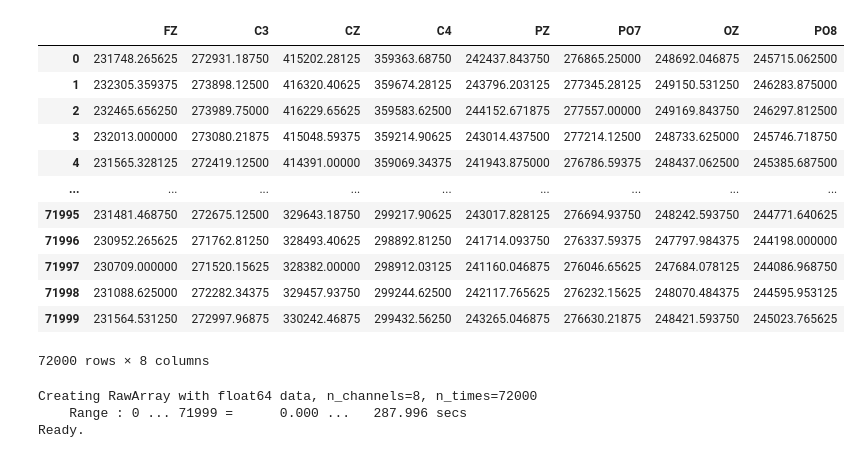
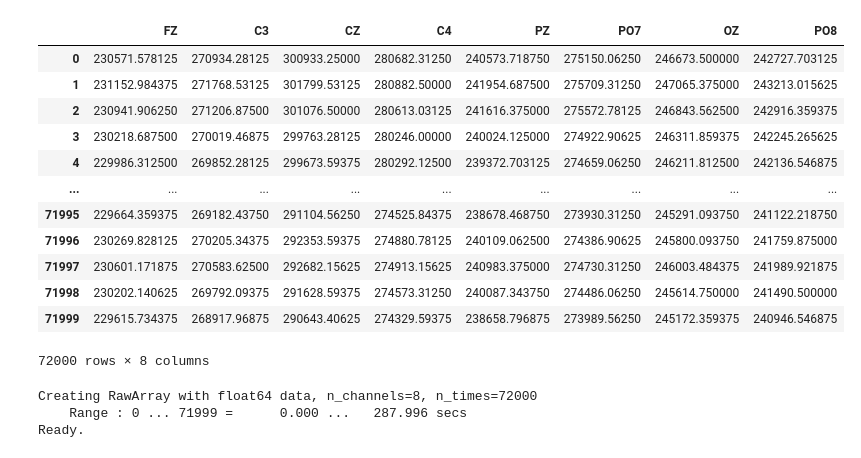
Before and after one commit to ValentijnBakkum/EEGcontroller, a Jupyter notebook: MeasurementSubgroup/MNE_raw/MNE_test.ipynb, the cells around one changed output. Cells and saved outputs as stored; diff of their text form; code cells hidden in the pictures.

```diff
--- a/MeasurementSubgroup/MNE_raw/MNE_test.ipynb
+++ b/MeasurementSubgroup/MNE_raw/MNE_test.ipynb
@@ -8,24 +8,29 @@ from scipy import signal
 from mne_icalabel import label_components
 # fastica, picard, infomax. Picard maybe better
 # %%
-df = pd.read_csv("C:/Users/JackC/Documents/GitHub/EEGcontroller/MeasurementSubgroup/Our_measurements/Measurement_prompt/EEGdata-2024-150--15-30-23.csv", sep=",")
-end = df.shape[0]-5
+# Select file from measurement
+# Change next to lines if needed
+path = "C:/Users/JackC/Documents/GitHub/EEGcontroller/MeasurementSubgroup/Our_measurements/Measurement_prompt/"
+filename = "EEGdata-2024-150--15-42-38"
+
+df = pd.read_csv(path+filename + ".csv", sep=",")
+end = df.shape[0]-5 # Remove 5 samples buffer at the end
 fs = 250
-df = df.iloc[:end, :8] # 3000 samples is 12 seconds of data
+df = df.iloc[:end, :8] # Select 72000 samples from 8 channels
 df
 # %% [output]
 |  | FZ | C3 | CZ | C4 | PZ | PO7 | OZ | PO8 |
-| 0 | 231748.265625 | 272931.18750 | 415202.28125 | 359363.68750 | 242437.843750 | 276865.25000 | 248692.046875 | 245715.062500 |
-| 1 | 232305.359375 | 273898.12500 | 416320.40625 | 359674.28125 | 243796.203125 | 277345.28125 | 249150.531250 | 246283.875000 |
-| 2 | 232465.656250 | 273989.75000 | 416229.65625 | 359583.62500 | 244152.671875 | 277557.00000 | 249169.843750 | 246297.812500 |
-| 3 | 232013.000000 | 273080.21875 | 415048.59375 | 359214.90625 | 243014.437500 | 277214.12500 | 248733.625000 | 245746.718750 |
-| 4 | 231565.328125 | 272419.12500 | 414391.00000 | 359069.34375 | 241943.875000 | 276786.59375 | 248437.062500 | 245385.687500 |
+| 0 | 230571.578125 | 270934.28125 | 300933.25000 | 280682.31250 | 240573.718750 | 275150.06250 | 246673.500000 | 242727.703125 |
+| 1 | 231152.984375 | 271768.53125 | 301799.53125 | 280882.50000 | 241954.687500 | 275709.31250 | 247065.375000 | 243213.015625 |
+| 2 | 230941.906250 | 271206.87500 | 301076.50000 | 280613.03125 | 241616.375000 | 275572.78125 | 246843.562500 | 242916.359375 |
+| 3 | 230218.687500 | 270019.46875 | 299763.28125 | 280246.00000 | 240024.125000 | 274922.90625 | 246311.859375 | 242245.265625 |
+| 4 | 229986.312500 | 269852.28125 | 299673.59375 | 280292.12500 | 239372.703125 | 274659.06250 | 246211.812500 | 242136.546875 |
 | ... | ... | ... | ... | ... | ... | ... | ... | ... |
-| 71995 | 231481.468750 | 272675.12500 | 329643.18750 | 299217.90625 | 243017.828125 | 276694.93750 | 248242.593750 | 244771.640625 |
-| 71996 | 230952.265625 | 271762.81250 | 328493.40625 | 298892.81250 | 241714.093750 | 276337.59375 | 247797.984375 | 244198.000000 |
-| 71997 | 230709.000000 | 271520.15625 | 328382.00000 | 298912.03125 | 241160.046875 | 276046.65625 | 247684.078125 | 244086.968750 |
-| 71998 | 231088.625000 | 272282.34375 | 329457.93750 | 299244.62500 | 242117.765625 | 276232.15625 | 248070.484375 | 244595.953125 |
-| 71999 | 231564.531250 | 272997.96875 | 330242.46875 | 299432.56250 | 243265.046875 | 276630.21875 | 248421.593750 | 245023.765625 |
+| 71995 | 229664.359375 | 269182.43750 | 291104.56250 | 274525.84375 | 238678.468750 | 273930.31250 | 245291.093750 | 241122.218750 |
+| 71996 | 230269.828125 | 270205.34375 | 292353.59375 | 274880.78125 | 240109.062500 | 274386.90625 | 245800.093750 | 241759.875000 |
+| 71997 | 230601.171875 | 270583.62500 | 292682.15625 | 274913.15625 | 240983.375000 | 274730.31250 | 246003.484375 | 241989.921875 |
+| 71998 | 230202.140625 | 269792.09375 | 291628.59375 | 274573.31250 | 240087.343750 | 274486.06250 | 245614.750000 | 241490.500000 |
+| 71999 | 229615.734375 | 268917.96875 | 290643.40625 | 274329.59375 | 238658.796875 | 273989.56250 | 245172.359375 | 240946.546875 |
 72000 rows × 8 columns
 # %%
 def filter(data):
```
Also changed, not shown: parts of 12 cells of this notebook, 22 other files.
